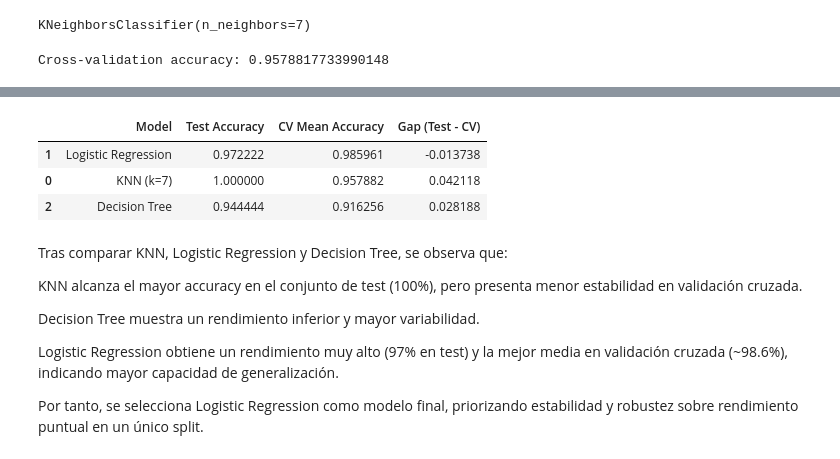
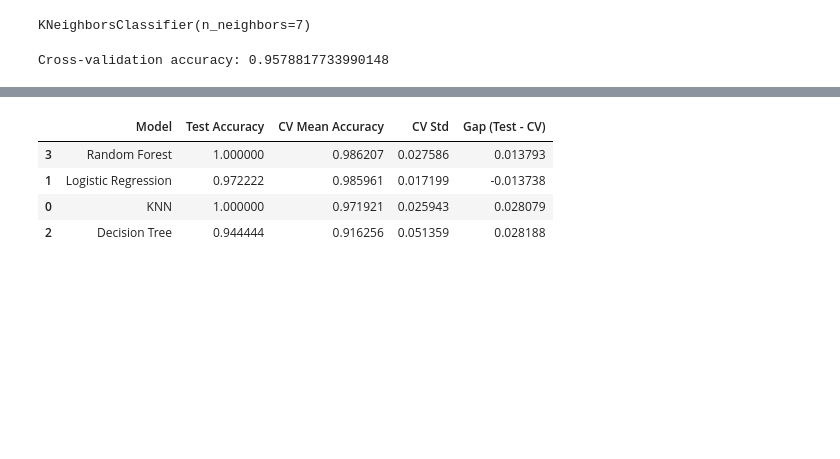
Before and after one commit to LautaroDA2205/Wine-ML, a Jupyter notebook: notebooks/01_Wine_Classification.ipynb, the cells around one changed output, grey strips where cells are left out. Cells and saved outputs as stored; diff of their text form; code cells hidden in the pictures; blank space fills up the shorter version.

```diff
--- a/notebooks/01_Wine_Classification.ipynb
+++ b/notebooks/01_Wine_Classification.ipynb
@@ -307,0 +309,3 @@ Dado que el dataset es pequeño y bien estructurado, no es extraño obtener resu
+# %%
+knn_test_acc = accuracy_score(y_test, knn_final.predict(X_test))
+knn_cv = cross_val_score(knn, X_train, y_train, cv=5)
@@ -307,0 +366,12 @@ Dado que el dataset es pequeño y bien estructurado, no es extraño obtener resu
+# %%
+rf = RandomForestClassifier(n_estimators=200, random_state=42)
+rf.fit(X_train, y_train)
+
+y_pred_rf = rf.predict(X_test)
+
+rf_test_acc = accuracy_score(y_test, y_pred_rf)
+rf_cv = cross_val_score(rf, X_train, y_train, cv=5)
+
+print("Test Accuracy:", rf_test_acc)
+print("CV Mean Accuracy:", rf_cv.mean())
+print("CV Std:", rf_cv.std())
@@ -341,18 +393,37 @@ results_df.sort_values(by="CV Mean Accuracy", ascending=False)
-# %%
-results_df["Gap (Test - CV)"] = results_df["Test Accuracy"] - results_df["CV Mean Accuracy"]
-results_df.sort_values(by="CV Mean Accuracy", ascending=False)
-# %% [output]
-|  | Model | Test Accuracy | CV Mean Accuracy | Gap (Test - CV) |
-| 1 | Logistic Regression | 0.972222 | 0.985961 | -0.013738 |
-| 0 | KNN (k=7) | 1.000000 | 0.957882 | 0.042118 |
-| 2 | Decision Tree | 0.944444 | 0.916256 | 0.028188 |
-# %% [markdown]
-Tras comparar KNN, Logistic Regression y Decision Tree, se observa que:
-
-KNN alcanza el mayor accuracy en el conjunto de test (100%), pero presenta menor estabilidad en validación cruzada.
-
-Decision Tree muestra un rendimiento inferior y mayor variabilidad.
-
-Logistic Regression obtiene un rendimiento muy alto (97% en test) y la mejor media en validación cruzada (~98.6%), indicando mayor capacidad de generalización.
-
-Por tanto, se selecciona Logistic Regression como modelo final, priorizando estabilidad y robustez sobre rendimiento puntual en un único split.
+# %%
+results = pd.DataFrame({
+    "Model": [
+        "KNN",
+        "Logistic Regression",
+        "Decision Tree",
+        "Random Forest"
+    ],
+    "Test Accuracy": [
+        knn_test_acc,
+        log_test_acc,
+        dt_test_acc,
+        rf_test_acc
+    ],
+    "CV Mean Accuracy": [
+        knn_cv.mean(),
+        log_cv.mean(),
+        dt_cv.mean(),
+        rf_cv.mean()
+    ],
+    "CV Std": [
+        knn_cv.std(),
+        log_cv.std(),
+        dt_cv.std(),
+        rf_cv.std()
+    ]
+})
+
+results["Gap (Test - CV)"] = results["Test Accuracy"] - results["CV Mean Accuracy"]
+
+results.sort_values(by="CV Mean Accuracy", ascending=False)
+# %% [output]
+|  | Model | Test Accuracy | CV Mean Accuracy | CV Std | Gap (Test - CV) |
+| 3 | Random Forest | 1.000000 | 0.986207 | 0.027586 | 0.013793 |
+| 1 | Logistic Regression | 0.972222 | 0.985961 | 0.017199 | -0.013738 |
+| 0 | KNN | 1.000000 | 0.971921 | 0.025943 | 0.028079 |
+| 2 | Decision Tree | 0.944444 | 0.916256 | 0.051359 | 0.028188 |
```
Also changed, not shown: parts of 36 cells of this notebook, 1 other file.
